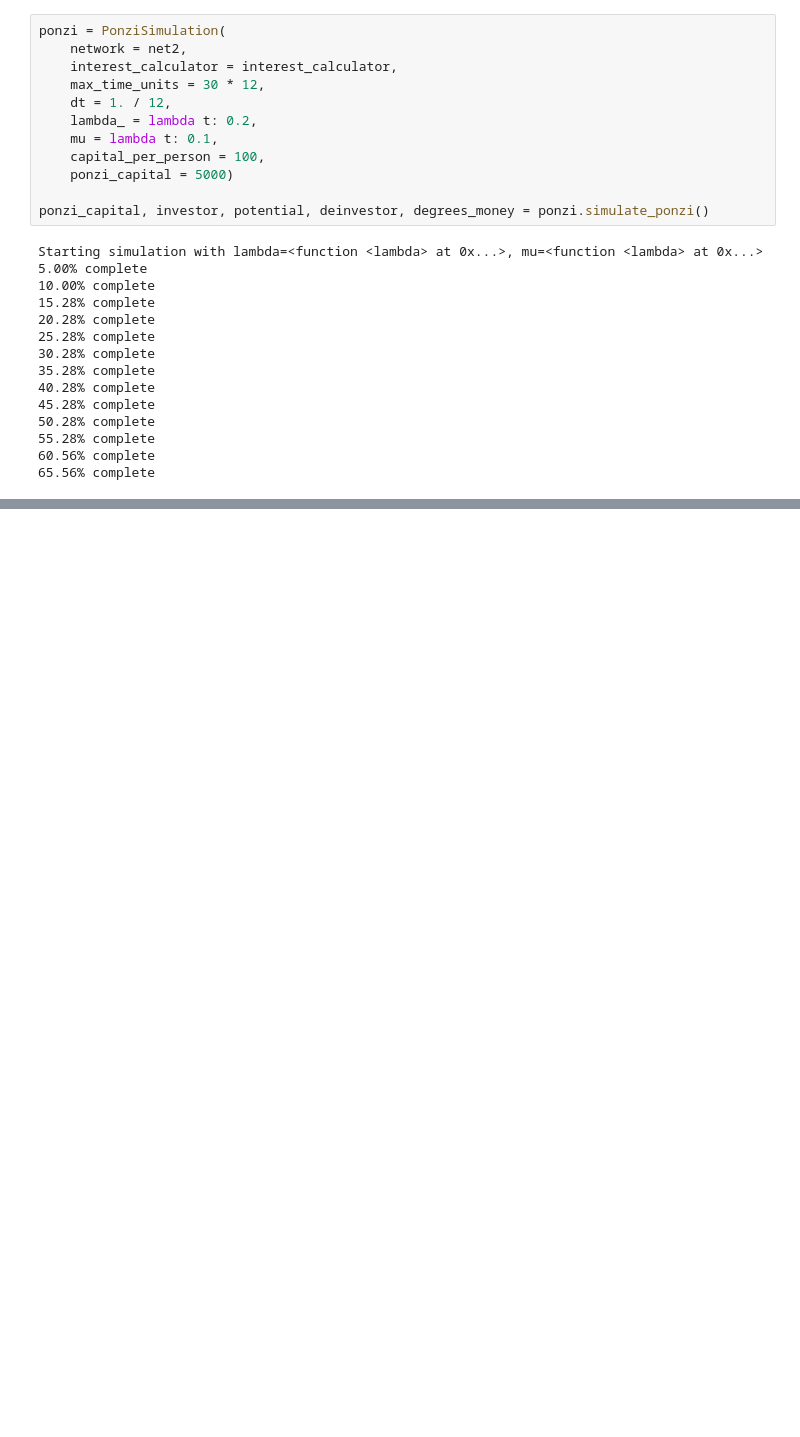
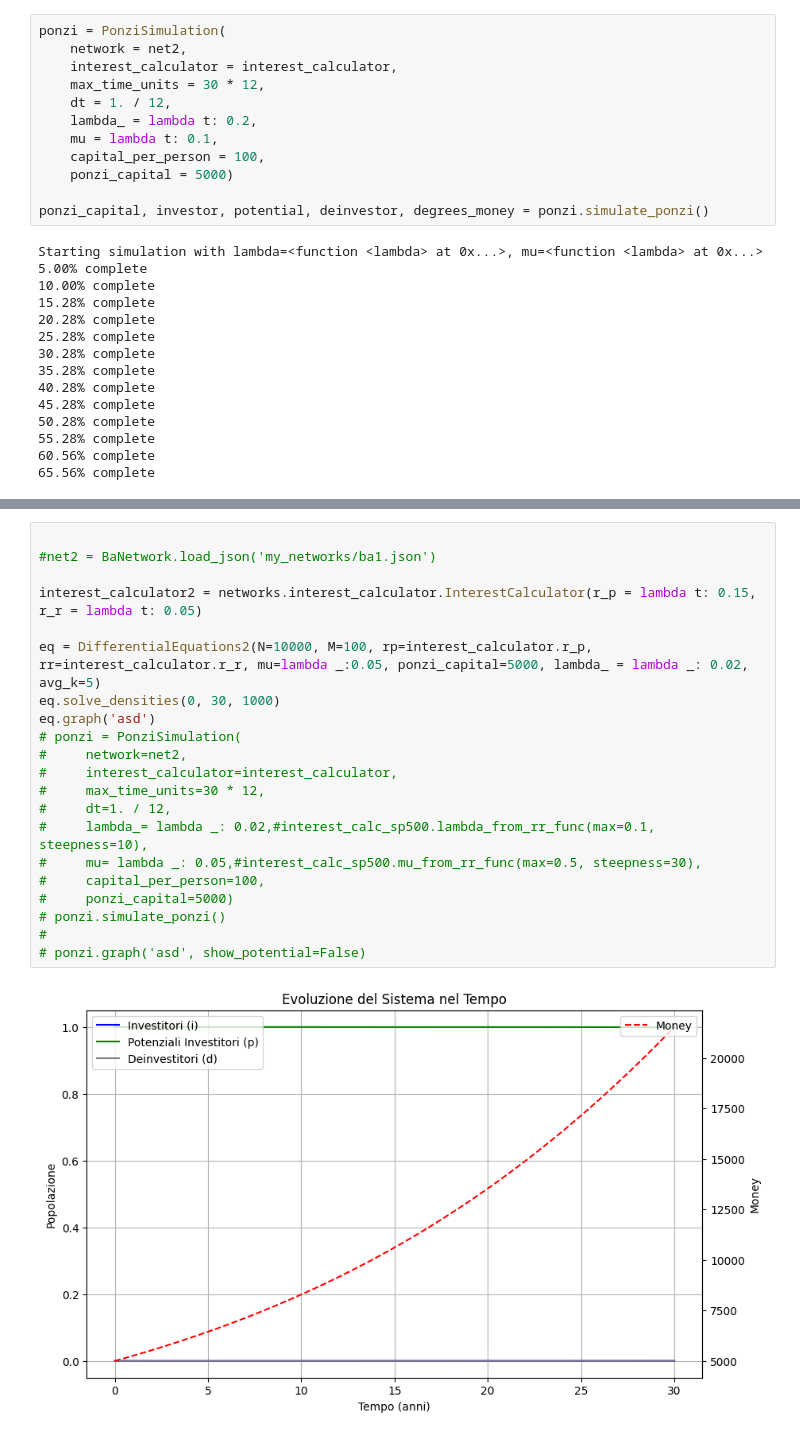
Before and after one commit to NexganGH/Ponzi-Scheme, a Jupyter notebook: pde_calculator.ipynb, the cells around one changed output, grey strips where cells are left out. Cells and saved outputs as stored; diff of their text form; blank space fills up the shorter version.

```diff
--- a/pde_calculator.ipynb
+++ b/pde_calculator.ipynb
@@ -205,3 +229,26 @@ Starting simulation with lambda=<function <lambda> at 0x...>, mu=<function <lamb
+# %%
+
+#net2 = BaNetwork.load_json('my_networks/ba1.json')
+
+interest_calculator2 = networks.interest_calculator.InterestCalculator(r_p = lambda t: 0.15, r_r = lambda t: 0.05)
+
+eq = DifferentialEquations2(N=10000, M=100, rp=interest_calculator.r_p, rr=interest_calculator.r_r, mu=lambda _:0.05, ponzi_capital=5000, lambda_ = lambda _: 0.02, avg_k=5)
+eq.solve_densities(0, 30, 1000)
+eq.graph('asd')
+# ponzi = PonziSimulation(
+#     network=net2,
+#     interest_calculator=interest_calculator,
+#     max_time_units=30 * 12,
+#     dt=1. / 12,
+#     lambda_= lambda _: 0.02,#interest_calc_sp500.lambda_from_rr_func(max=0.1, steepness=10),
+#     mu= lambda _: 0.05,#interest_calc_sp500.mu_from_rr_func(max=0.5, steepness=30),
+#     capital_per_person=100,
+#     ponzi_capital=5000)
+# ponzi.simulate_ponzi()
+#
+# ponzi.graph('asd', show_potential=False)
+# %% [output]
+[figure, added]
 # %%
 ponzi.graph('asd', show_potential=True)
 
```
Also changed, not shown: parts of 10 cells of this notebook, 16 other files.
